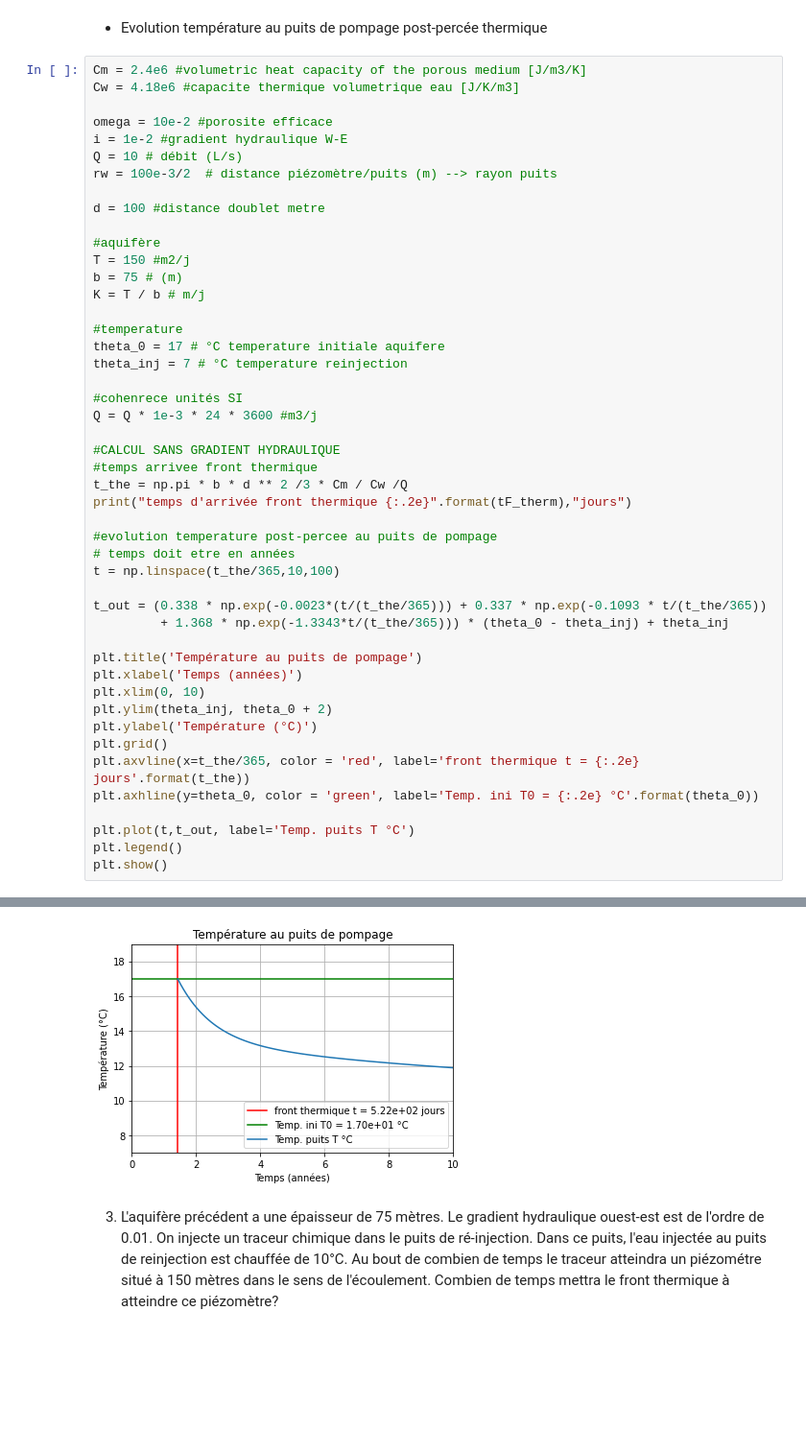
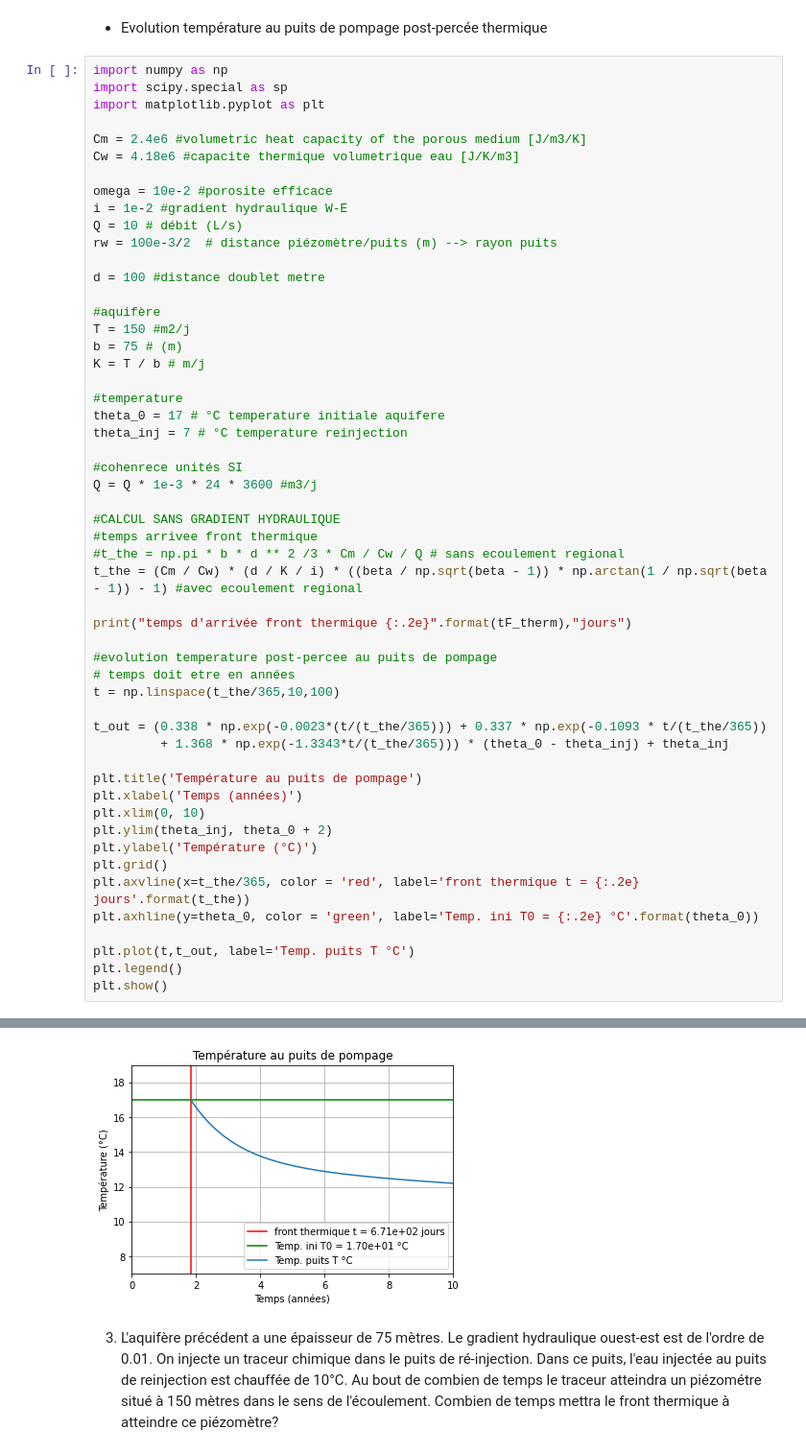
Before and after one commit to larroque852/NB_ENS3_geothermie, a Jupyter notebook: ENS3_GEOTH_EXO.ipynb, the cells around one changed output, grey strips where cells are left out. Shown: that part at 96% size. Saved outputs shown, nothing was run; the diff lists cells and outputs as text; blank space fills up the shorter version.

```diff
--- a/ENS3_GEOTH_EXO.ipynb
+++ b/ENS3_GEOTH_EXO.ipynb
@@ -881,6 +928,10 @@ fraction de recyclage hydraulique 3.7e+01 %
 # %% [markdown]
 - Evolution température au puits de pompage post-percée thermique
 # %%
+import numpy as np
+import scipy.special as sp
+import matplotlib.pyplot as plt
+
 Cm = 2.4e6 #volumetric heat capacity of the porous medium [J/m3/K]
 Cw = 4.18e6 #capacite thermique volumetrique eau [J/K/m3]
 
@@ -901,35 +952,37 @@ theta_0 = 17 # °C temperature initiale aquifere
 theta_inj = 7 # °C temperature reinjection
 
 #cohenrece unités SI
 Q = Q * 1e-3 * 24 * 3600 #m3/j
 
 #CALCUL SANS GRADIENT HYDRAULIQUE
 #temps arrivee front thermique
-t_the = np.pi * b * d ** 2 /3 * Cm / Cw /Q
+#t_the = np.pi * b * d ** 2 /3 * Cm / Cw / Q # sans ecoulement regional
+t_the = (Cm / Cw) * (d / K / i) * ((beta / np.sqrt(beta - 1)) * np.arctan(1 / np.sqrt(beta - 1)) - 1) #avec ecoulement regional
+
 print("temps d'arrivée front thermique {:.2e}".format(tF_therm),"jours")
 
 #evolution temperature post-percee au puits de pompage
 # temps doit etre en années
 t = np.linspace(t_the/365,10,100)
 
 t_out = (0.338 * np.exp(-0.0023*(t/(t_the/365))) + 0.337 * np.exp(-0.1093 * t/(t_the/365))
          + 1.368 * np.exp(-1.3343*t/(t_the/365))) * (theta_0 - theta_inj) + theta_inj
 
 plt.title('Température au puits de pompage')
 plt.xlabel('Temps (années)')
 plt.xlim(0, 10)
 plt.ylim(theta_inj, theta_0 + 2)
 plt.ylabel('Température (°C)')
 plt.grid()
 plt.axvline(x=t_the/365, color = 'red', label='front thermique t = {:.2e} jours'.format(t_the))
 plt.axhline(y=theta_0, color = 'green', label='Temp. ini T0 = {:.2e} °C'.format(theta_0))
 
 plt.plot(t,t_out, label='Temp. puits T °C')
 plt.legend()
 plt.show()
 # %% [output]
 temps d'arrivée front thermique 6.71e+02 jours
-[figure, old version]
+[figure, new version]
 # %% [markdown]
 3. L'aquifère précédent a une épaisseur de 75 mètres. Le gradient hydraulique ouest-est est de l'ordre de 0.01. On injecte un traceur chimique dans le puits de ré-injection. Dans ce puits, l'eau injectée au puits de reinjection est chauffée de 10°C. Au bout de combien de temps le traceur atteindra un piézométre situé à 150 mètres dans le sens de l'écoulement. Combien de temps mettra le front thermique à atteindre ce piézomètre?
 # %%
```
Also changed, not shown: parts of 29 cells of this notebook.
